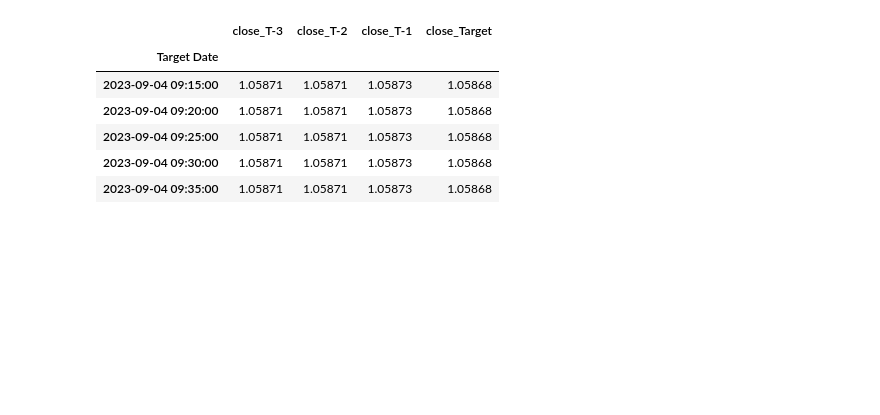
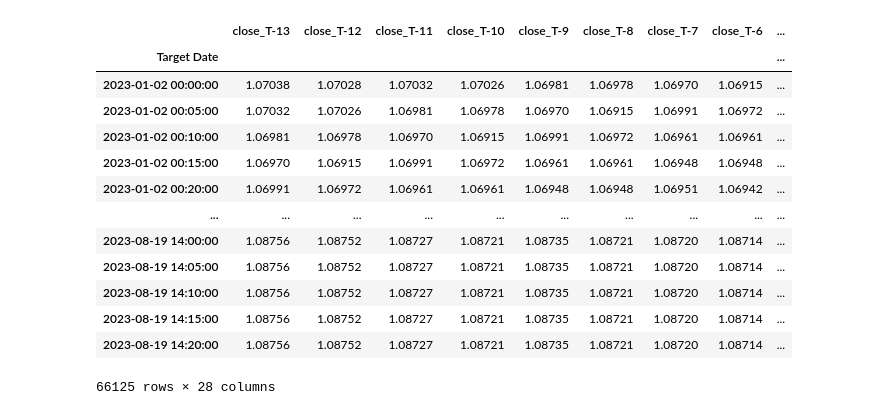
Before and after one commit to Behnaz100/aitrading, a Jupyter notebook: aitrading/notebooks/kassraniroumand_notebook3.ipynb, the cells around one changed output. Cells and saved outputs as stored; diff of their text form; code cells hidden in the pictures; blank space fills up the shorter version.

```diff
--- a/aitrading/notebooks/kassraniroumand_notebook3.ipynb
+++ b/aitrading/notebooks/kassraniroumand_notebook3.ipynb
@@ -23,10 +60,17 @@ Creating windowed dataframe from 2023-01-01 to 2023-11-05
 # %%
-trainer.X_train.tail(5)
+trainer.X_train
 # %% [output]
-|  | close_T-3 | close_T-2 | close_T-1 | close_Target |
-| Target Date |  |  |  |  |
-| 2023-09-04 09:15:00 | 1.05871 | 1.05871 | 1.05873 | 1.05868 |
-| 2023-09-04 09:20:00 | 1.05871 | 1.05871 | 1.05873 | 1.05868 |
-| 2023-09-04 09:25:00 | 1.05871 | 1.05871 | 1.05873 | 1.05868 |
-| 2023-09-04 09:30:00 | 1.05871 | 1.05871 | 1.05873 | 1.05868 |
-| 2023-09-04 09:35:00 | 1.05871 | 1.05871 | 1.05873 | 1.05868 |
+|  | close_T-13 | close_T-12 | close_T-11 | close_T-10 | close_T-9 | close_T-8 | close_T-7 | close_T-6 | ... |
+| Target Date |  |  |  |  |  |  |  |  | ... |
+| 2023-01-02 00:00:00 | 1.07038 | 1.07028 | 1.07032 | 1.07026 | 1.06981 | 1.06978 | 1.06970 | 1.06915 | ... |
+| 2023-01-02 00:05:00 | 1.07032 | 1.07026 | 1.06981 | 1.06978 | 1.06970 | 1.06915 | 1.06991 | 1.06972 | ... |
+| 2023-01-02 00:10:00 | 1.06981 | 1.06978 | 1.06970 | 1.06915 | 1.06991 | 1.06972 | 1.06961 | 1.06961 | ... |
+| 2023-01-02 00:15:00 | 1.06970 | 1.06915 | 1.06991 | 1.06972 | 1.06961 | 1.06961 | 1.06948 | 1.06948 | ... |
+| 2023-01-02 00:20:00 | 1.06991 | 1.06972 | 1.06961 | 1.06961 | 1.06948 | 1.06948 | 1.06951 | 1.06942 | ... |
+| ... | ... | ... | ... | ... | ... | ... | ... | ... | ... |
+| 2023-08-19 14:00:00 | 1.08756 | 1.08752 | 1.08727 | 1.08721 | 1.08735 | 1.08721 | 1.08720 | 1.08714 | ... |
+| 2023-08-19 14:05:00 | 1.08756 | 1.08752 | 1.08727 | 1.08721 | 1.08735 | 1.08721 | 1.08720 | 1.08714 | ... |
+| 2023-08-19 14:10:00 | 1.08756 | 1.08752 | 1.08727 | 1.08721 | 1.08735 | 1.08721 | 1.08720 | 1.08714 | ... |
+| 2023-08-19 14:15:00 | 1.08756 | 1.08752 | 1.08727 | 1.08721 | 1.08735 | 1.08721 | 1.08720 | 1.08714 | ... |
+| 2023-08-19 14:20:00 | 1.08756 | 1.08752 | 1.08727 | 1.08721 | 1.08735 | 1.08721 | 1.08720 | 1.08714 | ... |
+66125 rows × 28 columns
```
Also changed, not shown: parts of 58 cells of this notebook, 3 other files.
